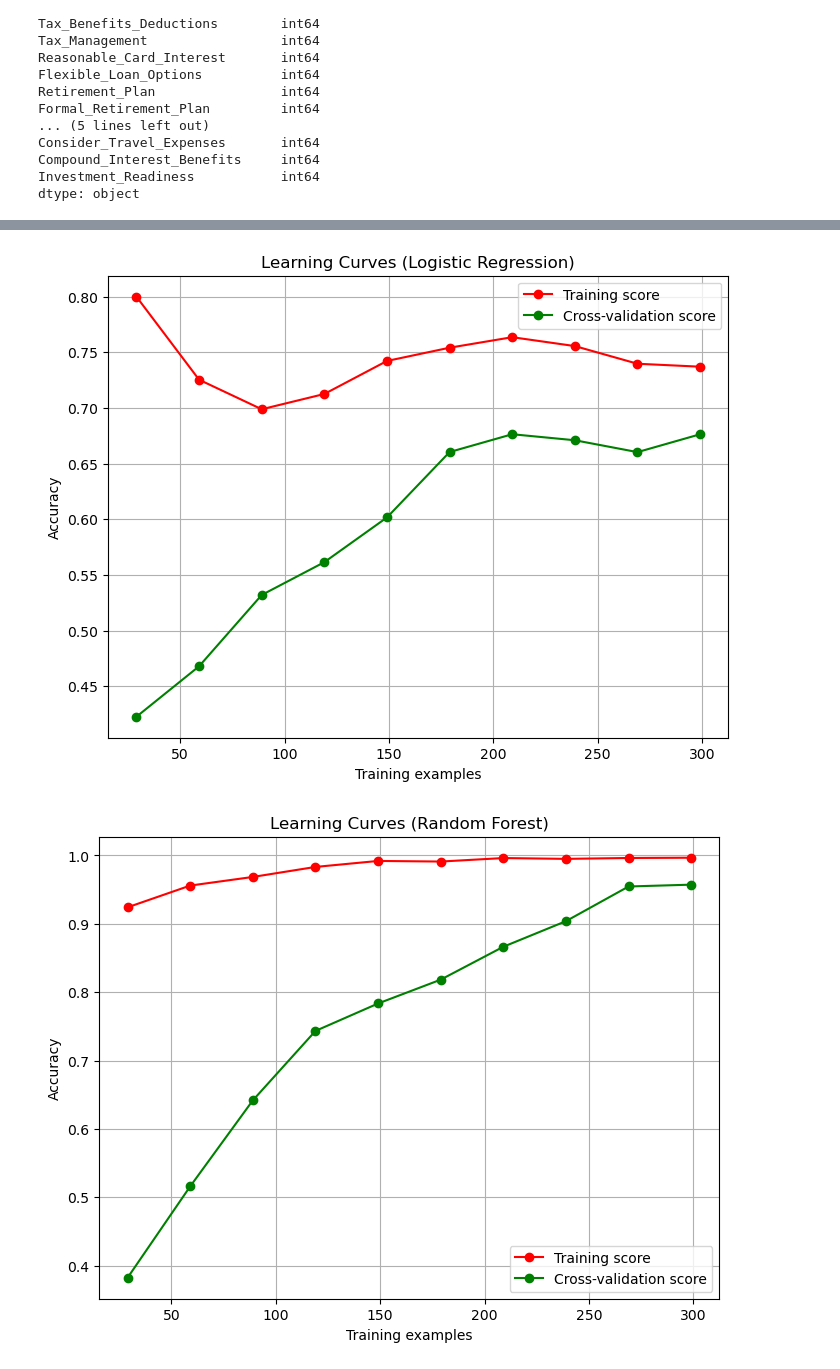
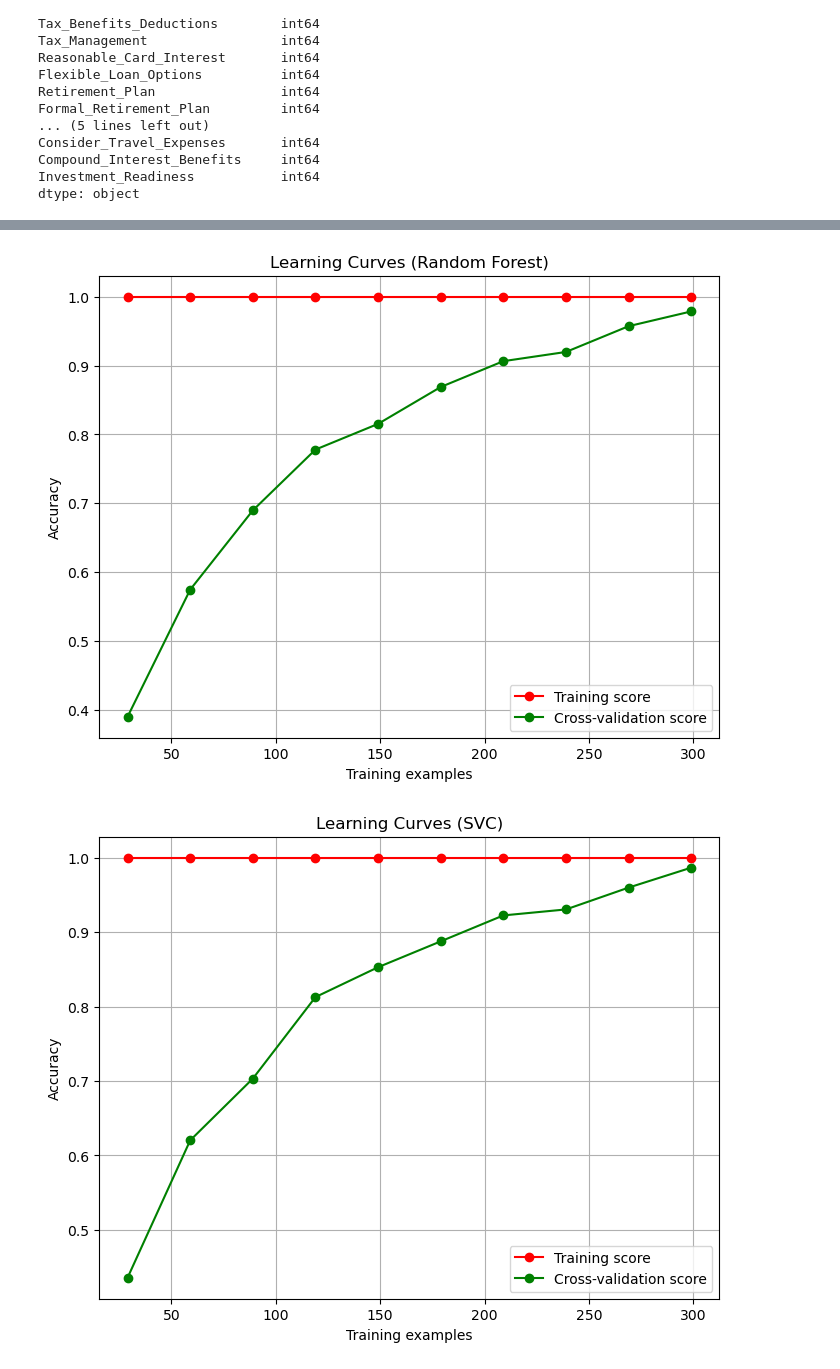
Before and after one commit to christiandarvs/SmartCents-Algorithm, a Jupyter notebook: smartcents.ipynb, the cells around one changed output, grey strips where cells are left out. Cells and saved outputs as stored; diff of their text form; code cells hidden in the pictures.

```diff
--- a/smartcents.ipynb
+++ b/smartcents.ipynb
@@ -160,7 +160,7 @@ Compound_Interest_Benefits     int64
 Investment_Readiness           int64
 dtype: object
 # %%
-# Remove Topics that are important
+# Remove Topics that are not important
 not_important = [
     "Tax_Benefits_Deductions",
     "Tax_Management",
@@ -172,9 +172,12 @@ not_important = [
     "Emergency_Savings",
     "Consider_Travel_Expenses",
     "Compound_Interest_Benefits",
-    # "Prompt_Installment_Payments",
-    # "Flexible_Loan_Options",
+    "Financial_Advice",
+    "Review_Financial_Plan",
+    "Investment_Readiness",
+    "Flexible_Loan_Options",
 ]
+# "Prompt_Installment_Payments",
 
 
 data.drop(not_important, axis=1, inplace=True)
@@ -193,18 +214,7 @@ topic_mapping = {
     "Financial_Planning": "Financial Planning",
     "Financial_Goals": "Budget & Savings",
     "Analyze_Financial_Position": "Frugal Living and Spending Wisely",
-    "Financial_Advice": "Financial Planning",
-    "Review_Financial_Plan": "Financial Planning",
     "Tax_Saving_Schemes": "Understanding Taxes",
-    "Flexible_Loan_Options": "Debt Management",
     "Prompt_Installment_Payments": "Debt Management",
     "Profile_Risk": "Investment Basics",
-    "Investment_Readiness": "Investment Basics",
 }
-
-# Budget & Savings
-# Debt Management
-# Investing Basics
-# Understanding Taxes
-# Financial Planning
-# Frugal Living and Spending Wisely
@@ -266,63 +308,57 @@ X_train, X_test, y_train, y_test = train_test_split(
     X, y, test_size=0.3, random_state=42
 )
 
-
-# new_data = pd.DataFrame(
-#     {
-#         "Financial_Planning": [1],
-#         "Financial_Goals": [2],
-#         "Analyze_Financial_Position": [4],
-#         "Financial_Advice": [4],
-#         "Review_Financial_Plan": [4],
-#         "Tax_Saving_Schemes": [4],
-#         "Flexible_Loan_Options": [1],
-#         "Prompt_Installment_Payments": [1],
-#         "Profile_Risk": [1],
-#         "Investment_Readiness": [4],
-#     }
-# )
-
-
 models = {
-    "Logistic Regression": LogisticRegression(solver="liblinear"),
     "Random Forest": RandomForestClassifier(
-        max_depth=20, min_samples_leaf=1, min_samples_split=5, n_estimators=100
+        # max_depth=10,
+        # min_samples_leaf=1,
+        # min_samples_split=2,
+        # n_estimators=50,
     ),
+    # "SVC": SVC(C=100, gamma=0.01, kernel="linear"),
     "SVC": SVC(C=100, gamma=0.01, kernel="linear"),
-    "KNN": KNeighborsClassifier(),
-    "Decision Tree": DecisionTreeClassifier(min_samples_leaf=1, min_samples_split=2),
+    "KNN": KNeighborsClassifier(
+        # metric="euclidean",
+        # n_neighbors=3,
+        # weights="distance",
+    ),
+    "Decision Tree": DecisionTreeClassifier(
+        # max_depth=20,
+        # min_samples_leaf=1,
+        # min_samples_split=2,
+    ),
 }
 
 for name, model in models.items():
     pipeline = Pipeline([("classifier", model)])
     train_sizes, train_scores, test_scores = learning_curve(
         estimator=pipeline,
         X=X_train,
         y=y_train,
         train_sizes=np.linspace(0.1, 1.0, 10),
         cv=5,
         scoring="accuracy",
         n_jobs=-1,
     )
 
     train_scores_mean = np.mean(train_scores, axis=1)
     train_scores_std = np.std(train_scores, axis=1)
     test_scores_mean = np.mean(test_scores, axis=1)
     test_scores_std = np.std(test_scores, axis=1)
 
     plt.figure(figsize=(8, 6))
     plt.title(f"Learning Curves ({name})")
     plt.xlabel("Training examples")
     plt.ylabel("Accuracy")
     plt.grid()
 
     plt.plot(train_sizes, train_scores_mean, "o-", color="r", label="Training score")
     plt.plot(
         train_sizes, test_scores_mean, "o-", color="g", label="Cross-validation score"
     )
 
     plt.legend(loc="best")
     plt.show()
 # %% [output]
-[figure, old version]
+[figure, new version]
-[figure, old version]
+[figure, new version]
```
Also changed, not shown: parts of 20 cells of this notebook, 2 other files.
